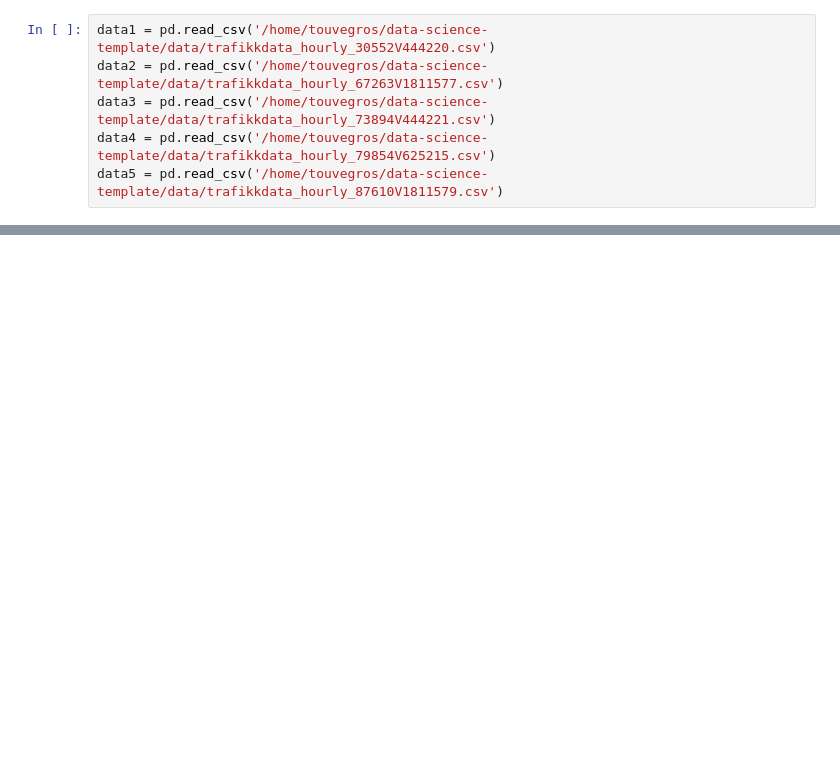
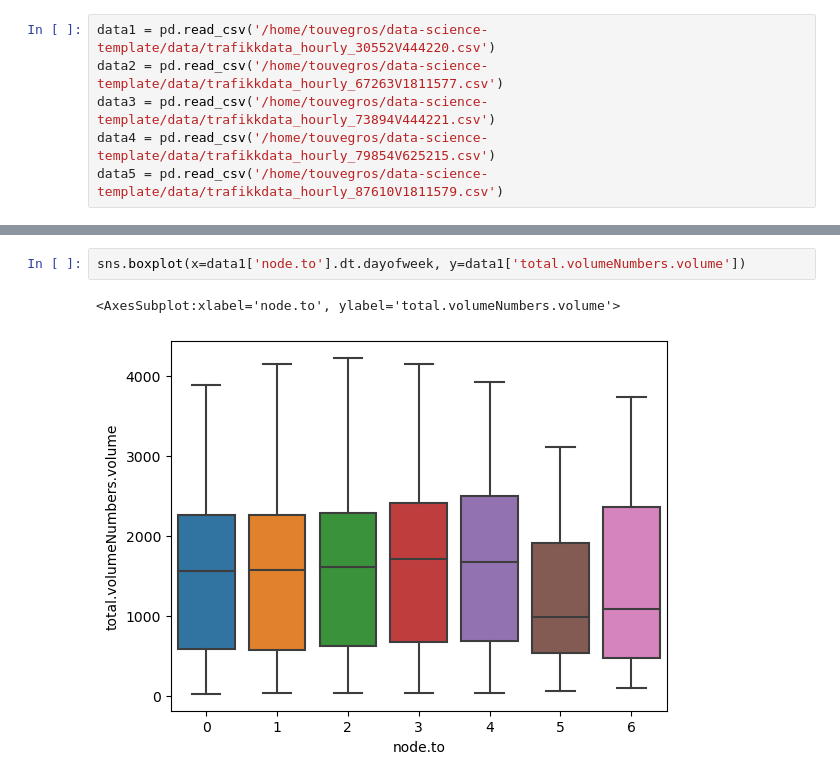
Before and after one commit to VegardRosenvinge/data-science-template, a Jupyter notebook: notebooks/Vegard - Datarens.ipynb, the cells around one changed output, grey strips where cells are left out. Saved outputs shown, nothing was run; the diff lists cells and outputs as text; blank space fills up the shorter version.

```diff
--- a/notebooks/Vegard - Datarens.ipynb
+++ b/notebooks/Vegard - Datarens.ipynb
@@ -38,0 +97,5 @@ data4.describe()
+# %%
+sns.boxplot(x=data1['node.to'].dt.dayofweek, y=data1['total.volumeNumbers.volume'])
+# %% [output]
+<AxesSubplot:xlabel='node.to', ylabel='total.volumeNumbers.volume'>
+[figure, added]
```
Also changed, not shown: parts of 12 cells of this notebook, 1 other file.
